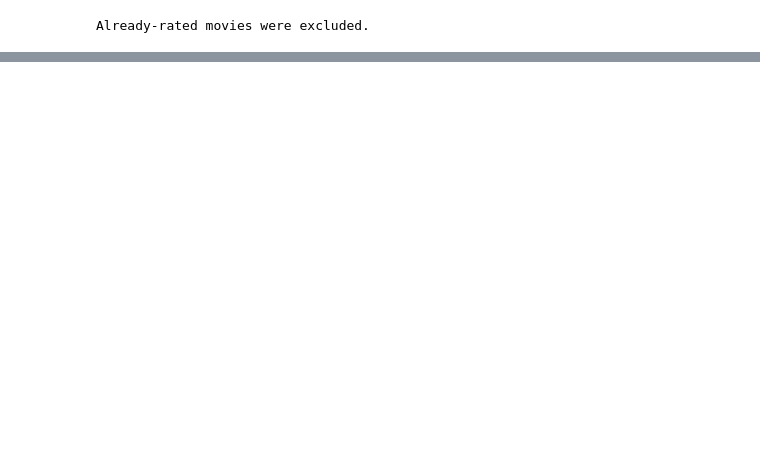
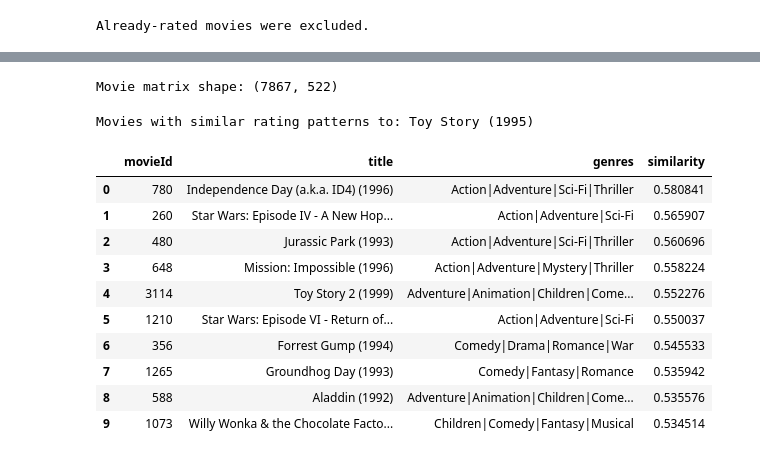
Before and after one commit to AnkitJha06/Movie-recommendation, a Jupyter notebook: movie.ipynb, the cells around one changed output, grey strips where cells are left out. Drawn from its saved outputs; the diff is of its cells as text; code cells hidden in the pictures; blank space fills up the shorter version.

Commit message:
nearby movies code

```diff
--- a/movie.ipynb
+++ b/movie.ipynb
@@ -303,0 +356,64 @@ Already-rated movies were excluded.
+# %%
+from sklearn.neighbors import NearestNeighbors
+
+movie_matrix = rating_matrix.T.tocsr()
+
+model = NearestNeighbors(
+    metric="cosine",
+    algorithm="brute"
+)
+
+model.fit(movie_matrix)
+
+print("Movie matrix shape:", movie_matrix.shape)
+# %% [output]
+Movie matrix shape: (7867, 522)
+# %%
+movie_id = 1
+movie_index = movie_to_index[movie_id]
+
+distances, indices = model.kneighbors(
+    movie_matrix[movie_index],
+    n_neighbors=min(11, len(movie_ids))
+)
+
+similar_movies = pd.DataFrame({
+    "movieId": [movie_ids[index] for index in indices[0]],
+    "similarity": 1 - distances[0]
+})
+
+similar_movies = similar_movies[
+    similar_movies["movieId"] != movie_id
+]
+# %%
+similar_movies = similar_movies.merge(
+    movies_data,
+    on="movieId",
+    how="left",
+    validate="one_to_one"
+)
+
+selected_title = movies_data.loc[
+    movies_data["movieId"] == movie_id, "title"
+].iloc[0]
+
+print("Movies with similar rating patterns to:", selected_title)
+
+display(
+    similar_movies[
+        ["movieId", "title", "genres", "similarity"]
+    ].head(10).reset_index(drop=True)
+)
+# %% [output]
+Movies with similar rating patterns to: Toy Story (1995)
+|  | movieId | title | genres | similarity |
+| 0 | 780 | Independence Day (a.k.a. ID4) (1996) | Action|Adventure|Sci-Fi|Thriller | 0.580841 |
+| 1 | 260 | Star Wars: Episode IV - A New Hop... | Action|Adventure|Sci-Fi | 0.565907 |
+| 2 | 480 | Jurassic Park (1993) | Action|Adventure|Sci-Fi|Thriller | 0.560696 |
+| 3 | 648 | Mission: Impossible (1996) | Action|Adventure|Mystery|Thriller | 0.558224 |
+| 4 | 3114 | Toy Story 2 (1999) | Adventure|Animation|Children|Come... | 0.552276 |
+| 5 | 1210 | Star Wars: Episode VI - Return of... | Action|Adventure|Sci-Fi | 0.550037 |
+| 6 | 356 | Forrest Gump (1994) | Comedy|Drama|Romance|War | 0.545533 |
+| 7 | 1265 | Groundhog Day (1993) | Comedy|Fantasy|Romance | 0.535942 |
+| 8 | 588 | Aladdin (1992) | Adventure|Animation|Children|Come... | 0.535576 |
+| 9 | 1073 | Willy Wonka & the Chocolate Facto... | Children|Comedy|Fantasy|Musical | 0.534514 |
```
Also changed, not shown: parts of 3 cells of this notebook.
